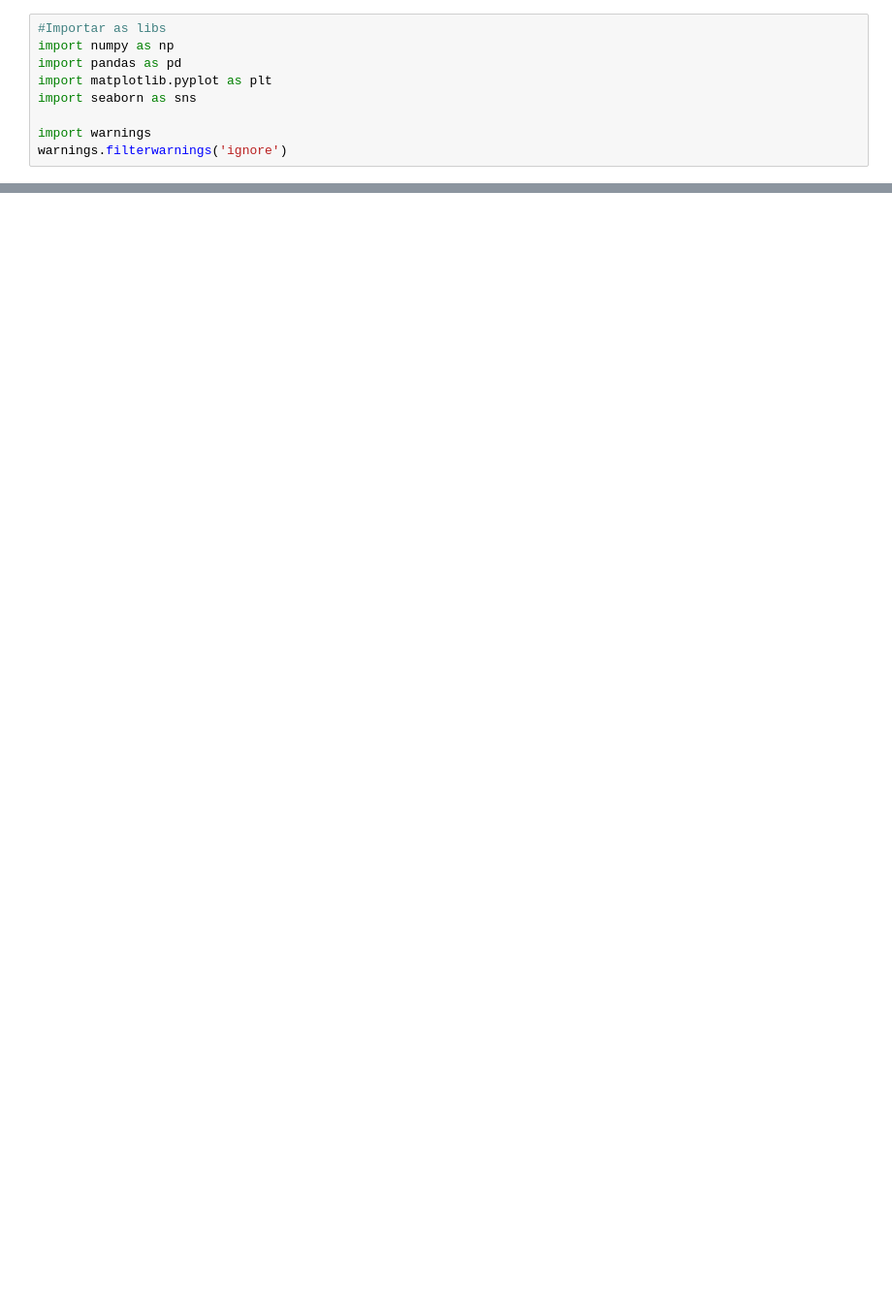
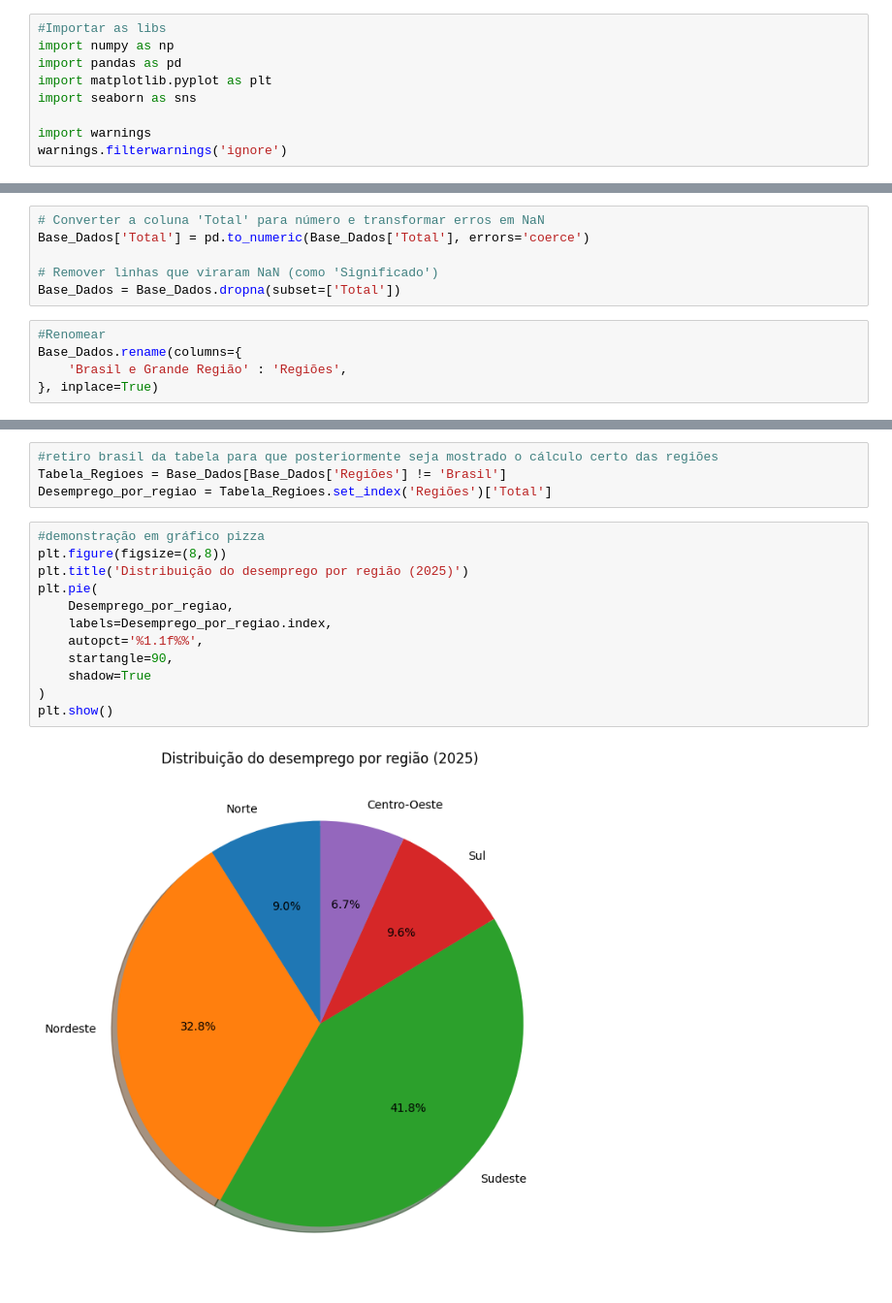
Before and after one commit to isabeleoliveira20/analise-desemprego-2025, a Jupyter notebook: Taxa_desocupação_2025.ipynb, the cells around one changed output, grey strips where cells are left out. Shown at 97% size. Drawn from its saved outputs; the diff is of its cells as text; blank space fills up the shorter version.

```diff
--- a/Taxa_desocupação_2025.ipynb
+++ b/Taxa_desocupação_2025.ipynb
@@ -46,0 +32,11 @@ memory usage: 1.3+ KB
+# %%
+# Converter a coluna 'Total' para número e transformar erros em NaN
+Base_Dados['Total'] = pd.to_numeric(Base_Dados['Total'], errors='coerce')
+
+# Remover linhas que viraram NaN (como 'Significado')
+Base_Dados = Base_Dados.dropna(subset=['Total'])
+# %%
+#Renomear
+Base_Dados.rename(columns={
+    'Brasil e Grande Região' : 'Regiões',
+}, inplace=True)
@@ -46,0 +60,18 @@ memory usage: 1.3+ KB
+# %%
+#retiro brasil da tabela para que posteriormente seja mostrado o cálculo certo das regiões
+Tabela_Regioes = Base_Dados[Base_Dados['Regiões'] != 'Brasil']
+Desemprego_por_regiao = Tabela_Regioes.set_index('Regiões')['Total']
+# %%
+#demonstração em gráfico pizza
+plt.figure(figsize=(8,8))
+plt.title('Distribuição do desemprego por região (2025)')
+plt.pie(
+    Desemprego_por_regiao,
+    labels=Desemprego_por_regiao.index,
+    autopct='%1.1f%%',
+    startangle=90,
+    shadow=True
+)
+plt.show()
+# %% [output]
+[figure, added]
```
Also changed, not shown: parts of 15 cells of this notebook.
